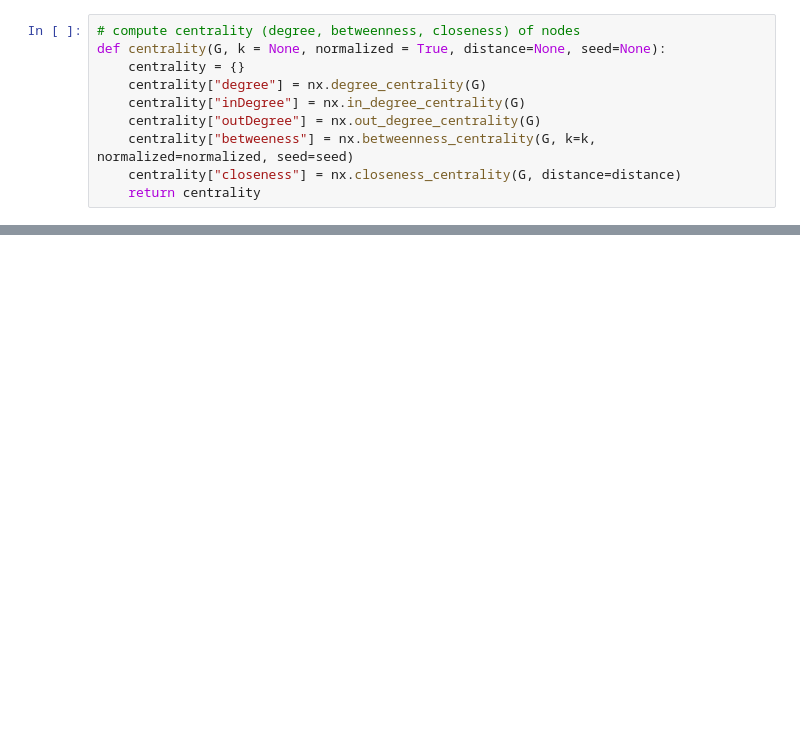
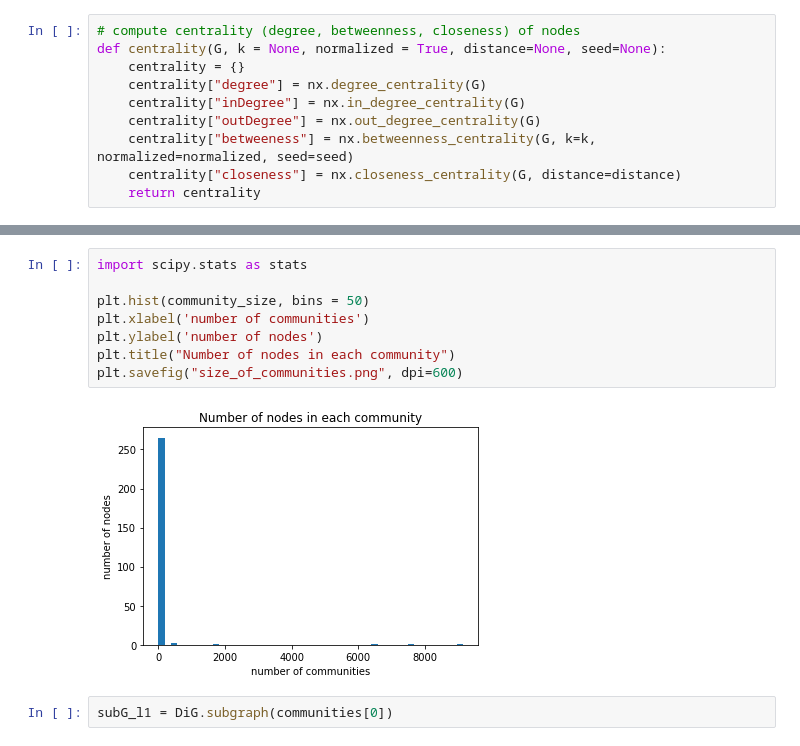
Before and after one commit to xjyssg/Network-Analysis-Project, a Jupyter notebook: centrality_partition.ipynb, the cells around one changed output, grey strips where cells are left out. Cells and saved outputs as stored; diff of their text form; blank space fills up the shorter version.

```diff
--- a/centrality_partition.ipynb
+++ b/centrality_partition.ipynb
@@ -87,0 +106,12 @@ The iterable function was deprecated in Matplotlib 3.1 and will be removed in 3.
+# %%
+import scipy.stats as stats
+
+plt.hist(community_size, bins = 50)
+plt.xlabel('number of communities')
+plt.ylabel('number of nodes')
+plt.title("Number of nodes in each community")
+plt.savefig("size_of_communities.png", dpi=600)
+# %% [output]
+[figure, added]
+# %%
+subG_l1 = DiG.subgraph(communities[0])
```
Also changed, not shown: parts of 33 cells of this notebook.
